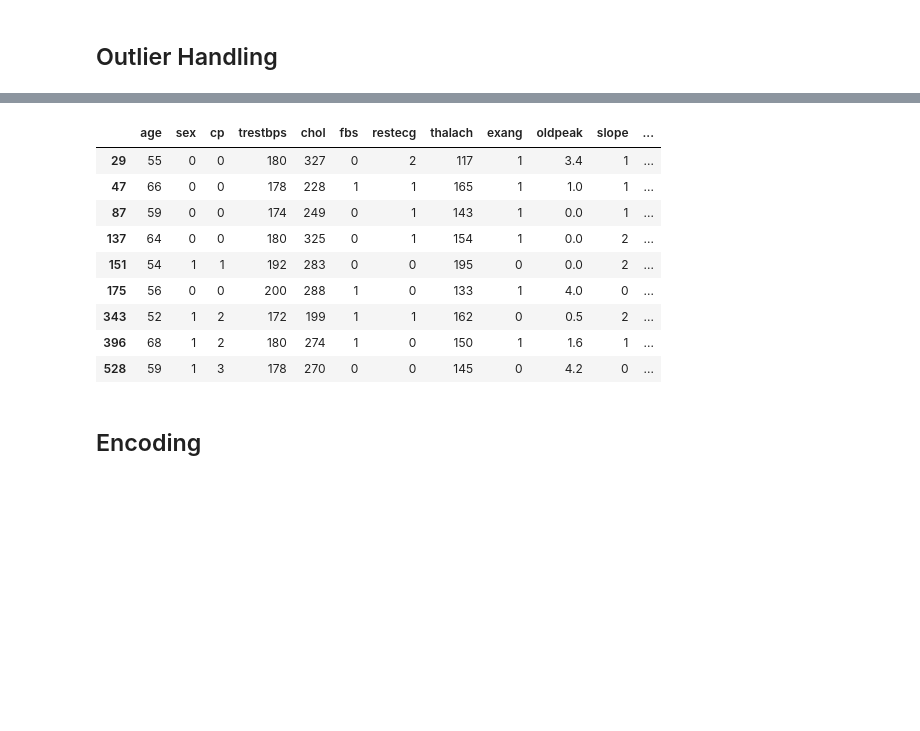
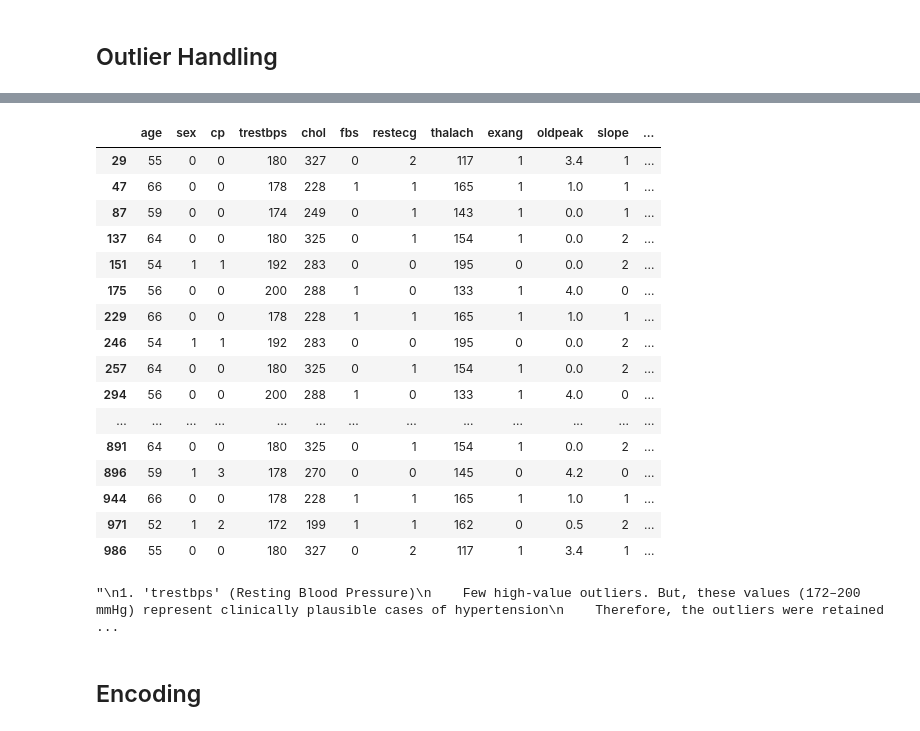
Before and after one commit to Knchna/ICT_AI-ML, a Jupyter notebook: Jul_13_Intermediate_Assessment_2_Supervised_Learning_on_Heart_Dataset.ipynb, the cells around one changed output, grey strips where cells are left out. Saved outputs shown, nothing was run; the diff lists cells and outputs as text; code cells hidden in the pictures; blank space fills up the shorter version.

```diff
--- a/Jul_13_Intermediate_Assessment_2_Supervised_Learning_on_Heart_Dataset.ipynb
+++ b/Jul_13_Intermediate_Assessment_2_Supervised_Learning_on_Heart_Dataset.ipynb
@@ -152,3 +148,0 @@ np.int64(723)
-# %%
-# dropping duplicates
-df_heart = df_heart.drop_duplicates()
@@ -160,5 +149,8 @@ df_heart.shape
 # %% [markdown]
 # **Classification**
+# %%
+df_class = df_heart.copy()    # For classification
+df_reg = df_heart.copy()      # For regression
 # %%
 # For classification
 
@@ -218,48 +255,57 @@ outliers_chol
 # %%
 # trestbps
-Q1 = df_heart['trestbps'].quantile(0.25)
-Q3 = df_heart['trestbps'].quantile(0.75)
+Q1 = df_class['trestbps'].quantile(0.25)
+Q3 = df_class['trestbps'].quantile(0.75)
 
 IQR = Q3 - Q1
 
 lower = Q1 - 1.5 * IQR
 upper = Q3 + 1.5 * IQR
 
-# viewing outliers
-outliers_trestbps = df_heart[(df_heart['trestbps'] > upper)]
+# viewing outliers (upper)
+outliers_trestbps = df_class[(df_class['trestbps'] > upper)]
 outliers_trestbps
 # %% [output]
 |  | age | sex | cp | trestbps | chol | fbs | restecg | thalach | exang | oldpeak | slope | ... |
 | 29 | 55 | 0 | 0 | 180 | 327 | 0 | 2 | 117 | 1 | 3.4 | 1 | ... |
 | 47 | 66 | 0 | 0 | 178 | 228 | 1 | 1 | 165 | 1 | 1.0 | 1 | ... |
 | 87 | 59 | 0 | 0 | 174 | 249 | 0 | 1 | 143 | 1 | 0.0 | 1 | ... |
 | 137 | 64 | 0 | 0 | 180 | 325 | 0 | 1 | 154 | 1 | 0.0 | 2 | ... |
 | 151 | 54 | 1 | 1 | 192 | 283 | 0 | 0 | 195 | 0 | 0.0 | 2 | ... |
 | 175 | 56 | 0 | 0 | 200 | 288 | 1 | 0 | 133 | 1 | 4.0 | 0 | ... |
-| 343 | 52 | 1 | 2 | 172 | 199 | 1 | 1 | 162 | 0 | 0.5 | 2 | ... |
-| 396 | 68 | 1 | 2 | 180 | 274 | 1 | 0 | 150 | 1 | 1.6 | 1 | ... |
-| 528 | 59 | 1 | 3 | 178 | 270 | 0 | 0 | 145 | 0 | 4.2 | 0 | ... |
+| 229 | 66 | 0 | 0 | 178 | 228 | 1 | 1 | 165 | 1 | 1.0 | 1 | ... |
+| 246 | 54 | 1 | 1 | 192 | 283 | 0 | 0 | 195 | 0 | 0.0 | 2 | ... |
+| 257 | 64 | 0 | 0 | 180 | 325 | 0 | 1 | 154 | 1 | 0.0 | 2 | ... |
+| 294 | 56 | 0 | 0 | 200 | 288 | 1 | 0 | 133 | 1 | 4.0 | 0 | ... |
+| ... | ... | ... | ... | ... | ... | ... | ... | ... | ... | ... | ... | ... |
+| 891 | 64 | 0 | 0 | 180 | 325 | 0 | 1 | 154 | 1 | 0.0 | 2 | ... |
+| 896 | 59 | 1 | 3 | 178 | 270 | 0 | 0 | 145 | 0 | 4.2 | 0 | ... |
+| 944 | 66 | 0 | 0 | 178 | 228 | 1 | 1 | 165 | 1 | 1.0 | 1 | ... |
+| 971 | 52 | 1 | 2 | 172 | 199 | 1 | 1 | 162 | 0 | 0.5 | 2 | ... |
+| 986 | 55 | 0 | 0 | 180 | 327 | 0 | 2 | 117 | 1 | 3.4 | 1 | ... |
 # %%
 # Inference:
 '''
-1. trestbps (Resting Blood Pressure)
+1. 'trestbps' (Resting Blood Pressure)
     Few high-value outliers. But, these values (172–200 mmHg) represent clinically plausible cases of hypertension
     Therefore, the outliers were retained.
 
-2. chol (Serum Cholesterol)
+2. 'chol' (Serum Cholesterol)
     Contains several high-value outliers as detected by the IQR method.
     The observed values (394–564 mg/dL) are medically possible
     no outlier treatment was applied
 
-3. thalach (Maximum Heart Rate Achieved)
+3. 'thalach' (Maximum Heart Rate Achieved)
     Few outliers were detected.
     These values fall within physiologically possible limits
     Thus, the outliers were retained
 
-4. oldpeak (ST Depression Induced by Exercise)
+4. 'oldpeak' (ST Depression Induced by Exercise)
     Few high-value outliers due to its right-skewed distribution.
     These values indicate greater ST depression, which is clinically meaningful
     As they represent valid observations rather than anomalies, no outlier handling was performed
 '''
+# %% [output]
+"\n1. 'trestbps' (Resting Blood Pressure)\n    Few high-value outliers. But, these values (172–200 mmHg) represent clinically plausible cases of hypertension\n    Therefore, the outliers were retained ...
 # %% [markdown]
 ## Encoding
```
Also changed, not shown: parts of 26 cells of this notebook.
